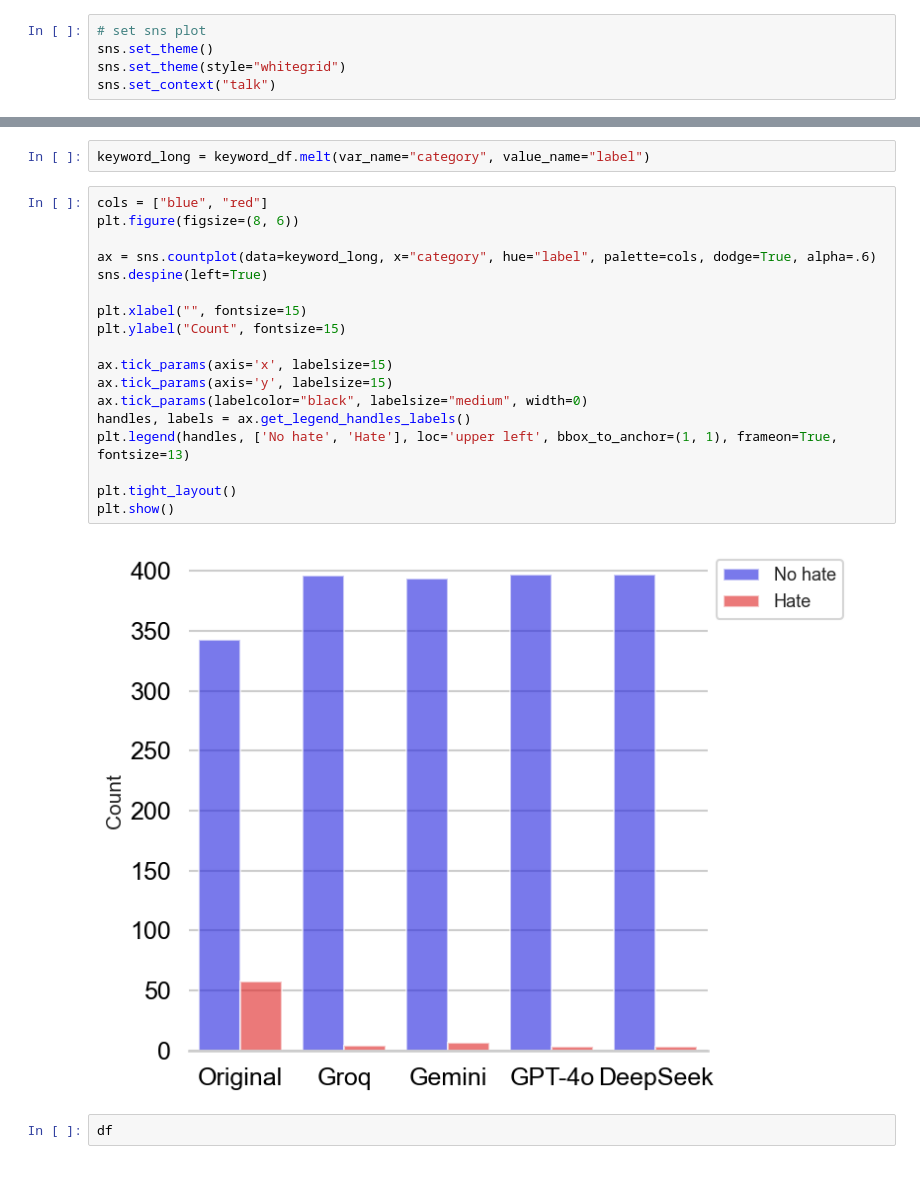
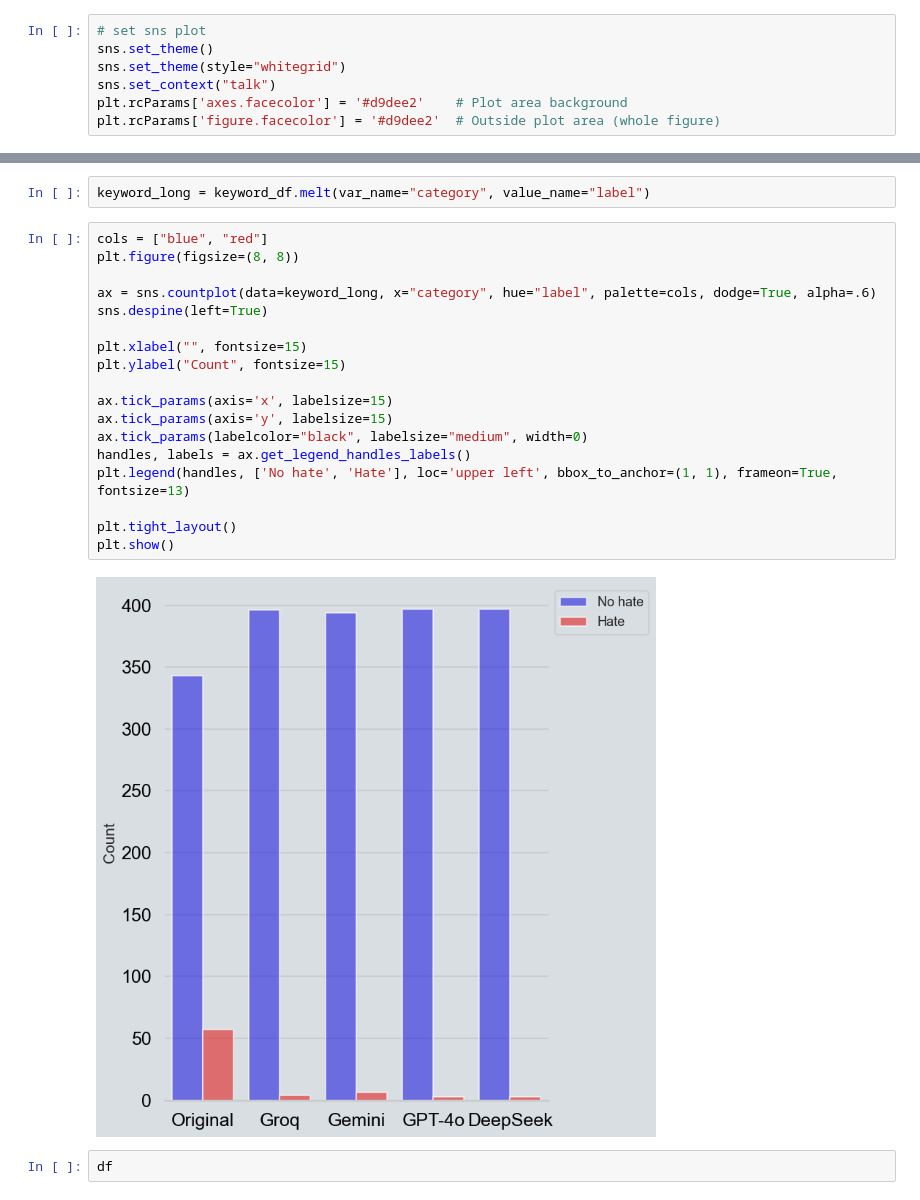
Before and after one commit to pinglainstitute/LLM-reviewtransformation, a Jupyter notebook: Notebooks/Twitter/twitter_transform.ipynb, the cells around one changed output, grey strips where cells are left out. Saved outputs shown, nothing was run; the diff lists cells and outputs as text.

```diff
--- a/Notebooks/Twitter/twitter_transform.ipynb
+++ b/Notebooks/Twitter/twitter_transform.ipynb
@@ -33,6 +33,8 @@ True
 sns.set_theme()
 sns.set_theme(style="whitegrid")
 sns.set_context("talk")
+plt.rcParams['axes.facecolor'] = '#d9dee2'    # Plot area background
+plt.rcParams['figure.facecolor'] = '#d9dee2'  # Outside plot area (whole figure)
 # %%
 env_path = Path("../../.env")
 load_dotenv(dotenv_path=env_path)  # set env for apis
@@ -632,24 +632,24 @@ keyword_df = keyword_df.rename(columns={"hate_keyword_before": "Original", "hate
 keyword_long = keyword_df.melt(var_name="category", value_name="label")
 # %%
 cols = ["blue", "red"]
-plt.figure(figsize=(8, 6))
+plt.figure(figsize=(8, 8))
 
 ax = sns.countplot(data=keyword_long, x="category", hue="label", palette=cols, dodge=True, alpha=.6)
 sns.despine(left=True)
 
 plt.xlabel("", fontsize=15)
 plt.ylabel("Count", fontsize=15)
 
 ax.tick_params(axis='x', labelsize=15)
 ax.tick_params(axis='y', labelsize=15)
 ax.tick_params(labelcolor="black", labelsize="medium", width=0)
 handles, labels = ax.get_legend_handles_labels()
 plt.legend(handles, ['No hate', 'Hate'], loc='upper left', bbox_to_anchor=(1, 1), frameon=True, fontsize=13)
 
 plt.tight_layout()
 plt.show()
 # %% [output]
-[figure, old version]
+[figure, new version]
 # %%
 df
 # %% [output]
```
Also changed, not shown: parts of 1 cell of this notebook, 16 other files.
